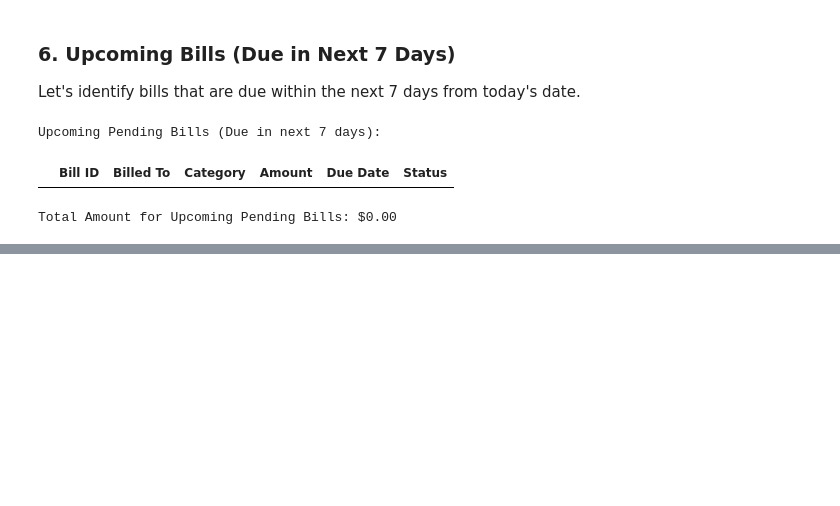
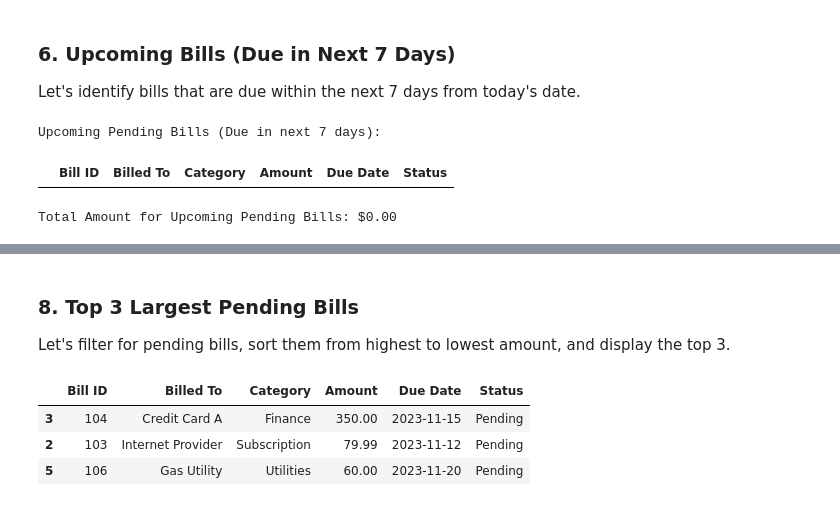
Before and after one commit to JacekDrzycimski/6tunnel, a Jupyter notebook: Bills_1.ipynb, the cells around one changed output, grey strips where cells are left out. Drawn from its saved outputs; the diff is of its cells as text; code cells hidden in the pictures; blank space fills up the shorter version.

```diff
--- a/Bills_1.ipynb
+++ b/Bills_1.ipynb
@@ -183,0 +296,14 @@ Total Amount for Upcoming Pending Bills: $0.00
+# %% [markdown]
+### 8. Top 3 Largest Pending Bills
+Let's filter for pending bills, sort them from highest to lowest amount, and display the top 3.
+# %%
+# Filter for pending bills and get the top 3 largest by Amount
+top_3_pending = df[df['Status'] == 'Pending'].nlargest(3, 'Amount')
+
+# Display the resulting subset
+display(top_3_pending)
+# %% [output]
+|  | Bill ID | Billed To | Category | Amount | Due Date | Status |
+| 3 | 104 | Credit Card A | Finance | 350.00 | 2023-11-15 | Pending |
+| 2 | 103 | Internet Provider | Subscription | 79.99 | 2023-11-12 | Pending |
+| 5 | 106 | Gas Utility | Utilities | 60.00 | 2023-11-20 | Pending |
```
Also changed, not shown: parts of 9 cells of this notebook.
